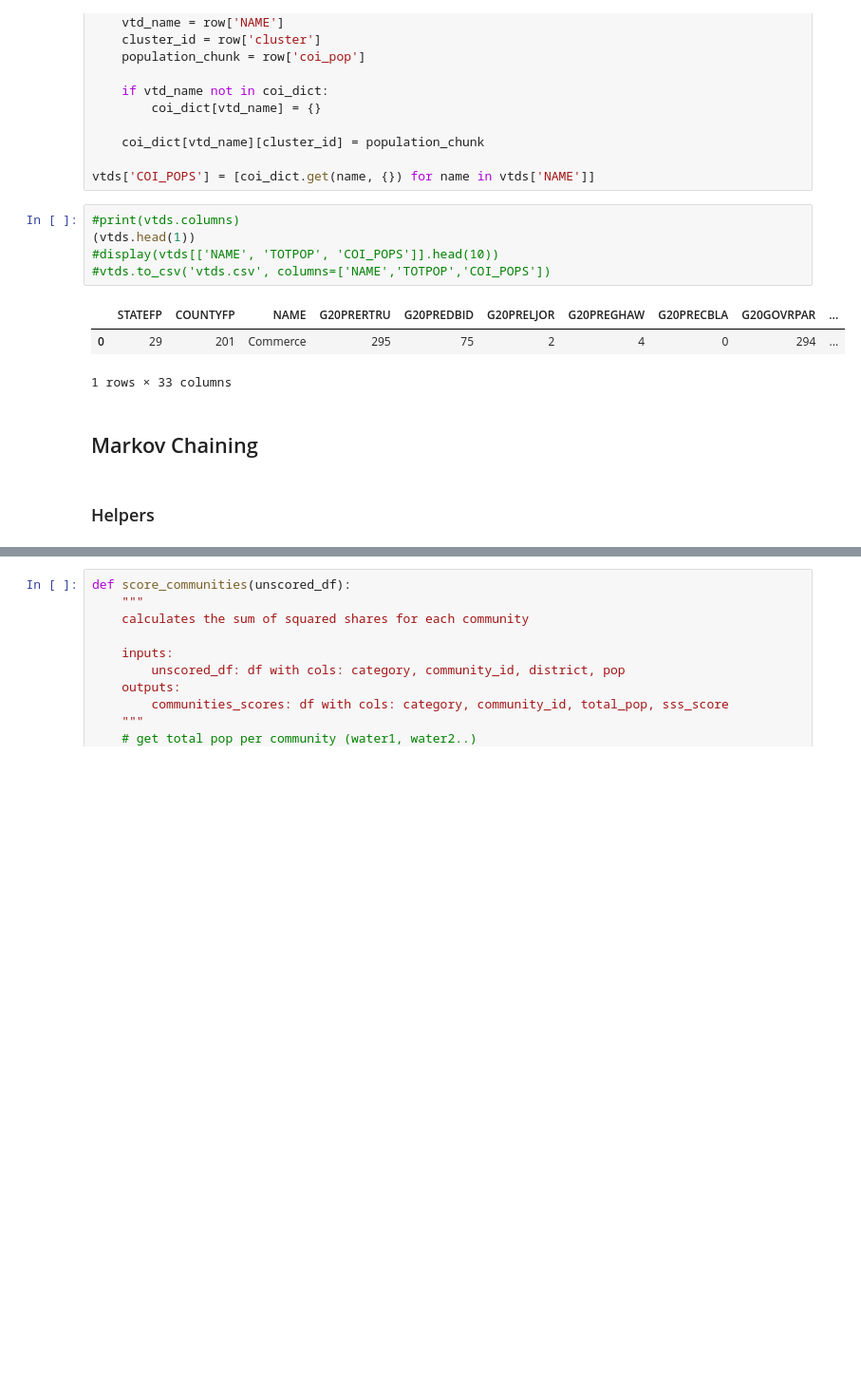
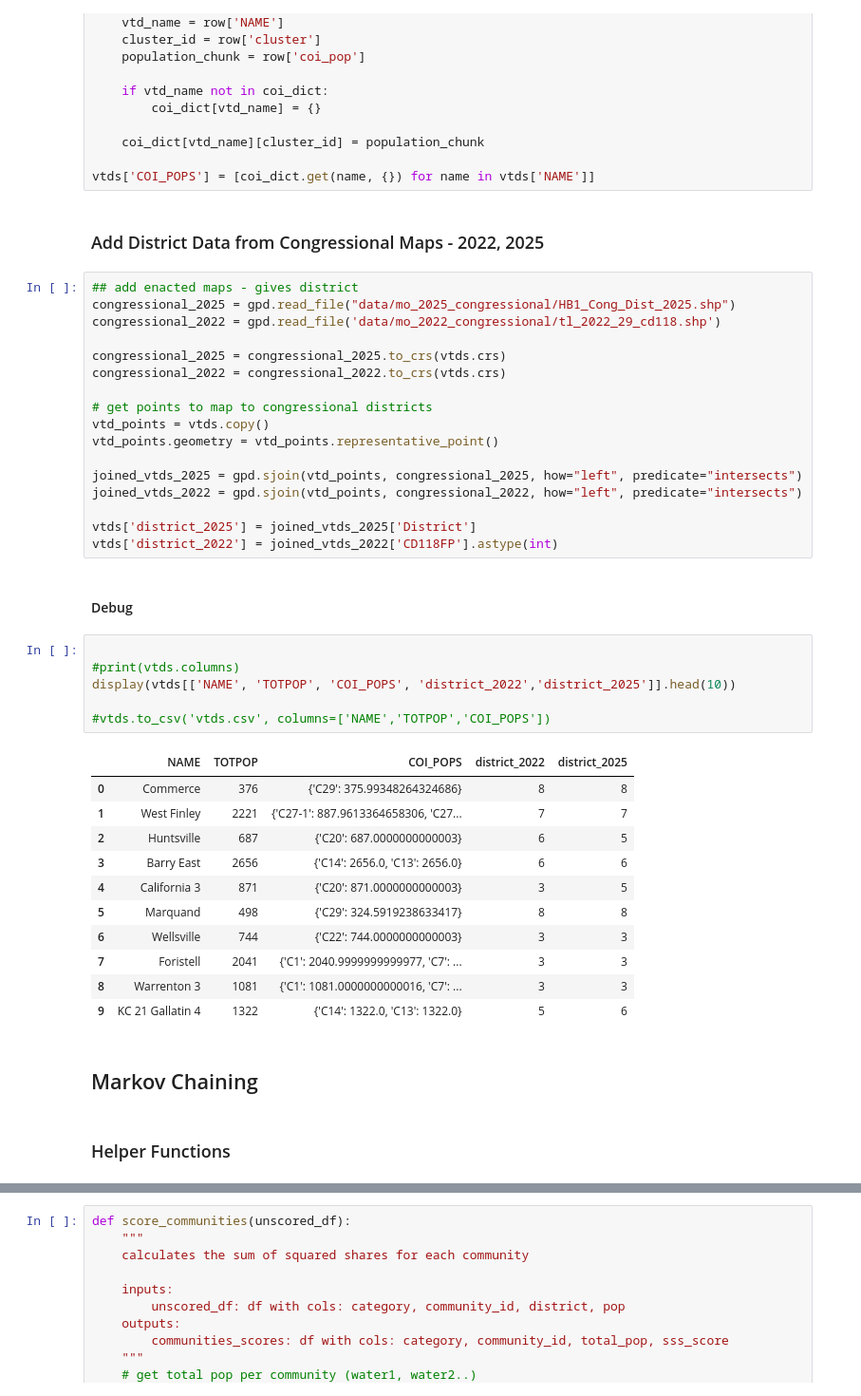
Before and after one commit to jevonlipsey/coi-preservation-project, a Jupyter notebook: mo_scoring.ipynb, the cells around one changed output, grey strips where cells are left out. Shown at 95% size. Saved outputs shown, nothing was run; the diff lists cells and outputs as text; blank space fills up the shorter version.

```diff
--- a/mo_scoring.ipynb
+++ b/mo_scoring.ipynb
@@ -62,19 +62,49 @@ for index, row in clean_overlaps.iterrows():
     coi_dict[vtd_name][cluster_id] = population_chunk
 
 vtds['COI_POPS'] = [coi_dict.get(name, {}) for name in vtds['NAME']]
+# %% [markdown]
+### Add District Data from Congressional Maps - 2022, 2025
+# %%
+## add enacted maps - gives district
+congressional_2025 = gpd.read_file("data/mo_2025_congressional/HB1_Cong_Dist_2025.shp")
+congressional_2022 = gpd.read_file('data/mo_2022_congressional/tl_2022_29_cd118.shp')
+
+congressional_2025 = congressional_2025.to_crs(vtds.crs)
+congressional_2022 = congressional_2022.to_crs(vtds.crs)
+
+# get points to map to congressional districts
+vtd_points = vtds.copy()
+vtd_points.geometry = vtd_points.representative_point()
+
+joined_vtds_2025 = gpd.sjoin(vtd_points, congressional_2025, how="left", predicate="intersects")
+joined_vtds_2022 = gpd.sjoin(vtd_points, congressional_2022, how="left", predicate="intersects")
+
+vtds['district_2025'] = joined_vtds_2025['District']
+vtds['district_2022'] = joined_vtds_2022['CD118FP'].astype(int)
+# %% [markdown]
+#### Debug
 # %%
+
 #print(vtds.columns)
-(vtds.head(1))
-#display(vtds[['NAME', 'TOTPOP', 'COI_POPS']].head(10))
+display(vtds[['NAME', 'TOTPOP', 'COI_POPS', 'district_2022','district_2025']].head(10))
+
 #vtds.to_csv('vtds.csv', columns=['NAME','TOTPOP','COI_POPS'])
 # %% [output]
-|  | STATEFP | COUNTYFP | NAME | G20PRERTRU | G20PREDBID | G20PRELJOR | G20PREGHAW | G20PRECBLA | G20GOVRPAR | ... |
-| 0 | 29 | 201 | Commerce | 295 | 75 | 2 | 4 | 0 | 294 | ... |
+|  | NAME | TOTPOP | COI_POPS | district_2022 | district_2025 |
+| 0 | Commerce | 376 | {'C29': 375.99348264324686} | 8 | 8 |
+| 1 | West Finley | 2221 | {'C27-1': 887.9613364658306, 'C27... | 7 | 7 |
+| 2 | Huntsville | 687 | {'C20': 687.0000000000003} | 6 | 5 |
+| 3 | Barry East | 2656 | {'C14': 2656.0, 'C13': 2656.0} | 6 | 6 |
+| 4 | California 3 | 871 | {'C20': 871.0000000000003} | 3 | 5 |
+| 5 | Marquand | 498 | {'C29': 324.5919238633417} | 8 | 8 |
+| 6 | Wellsville | 744 | {'C22': 744.0000000000003} | 3 | 3 |
+| 7 | Foristell | 2041 | {'C1': 2040.9999999999977, 'C7': ... | 3 | 3 |
+| 8 | Warrenton 3 | 1081 | {'C1': 1081.0000000000016, 'C7': ... | 3 | 3 |
+| 9 | KC 21 Gallatin 4 | 1322 | {'C14': 1322.0, 'C13': 1322.0} | 5 | 6 |
-1 rows × 33 columns
 # %% [markdown]
 ## Markov Chaining
 # %% [markdown]
-### Helpers
+### Helper Functions
 # %%
 
 def extract_data(partition):
```
Also changed, not shown: parts of 17 cells of this notebook, 14 other files.
